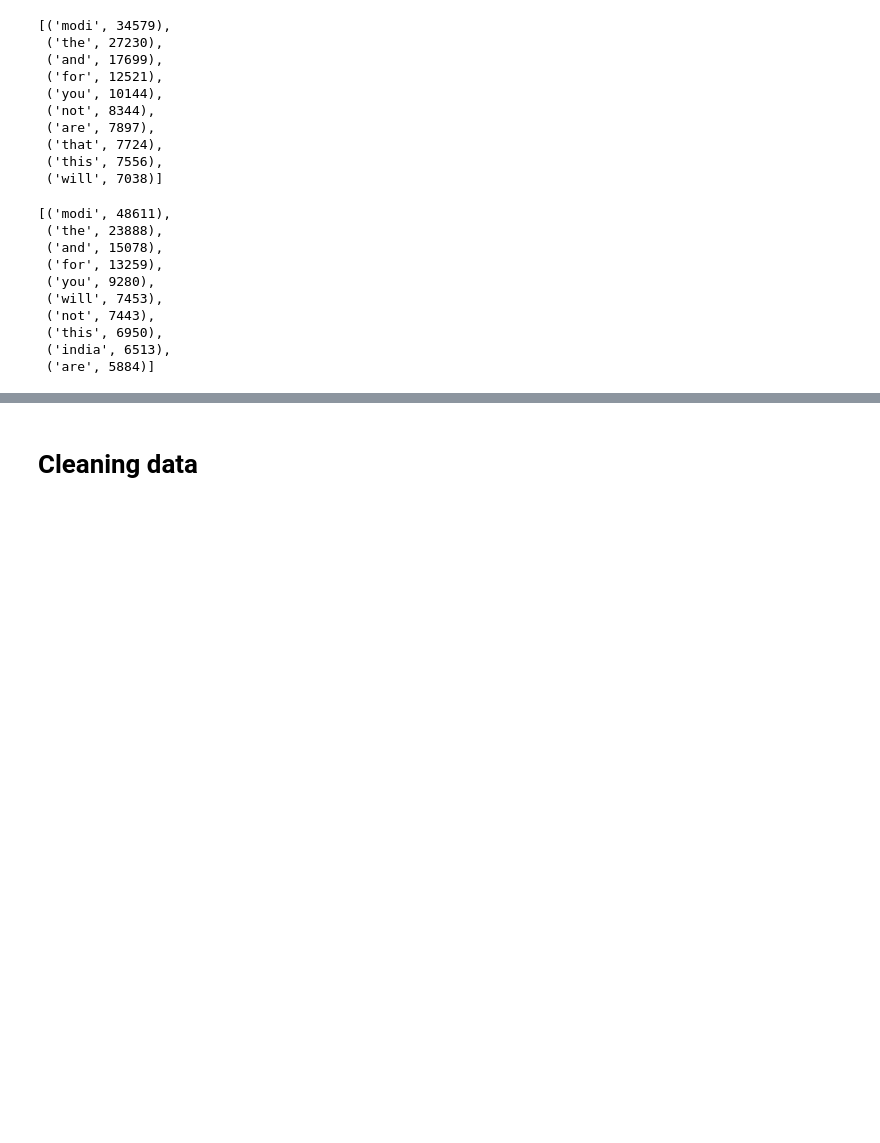
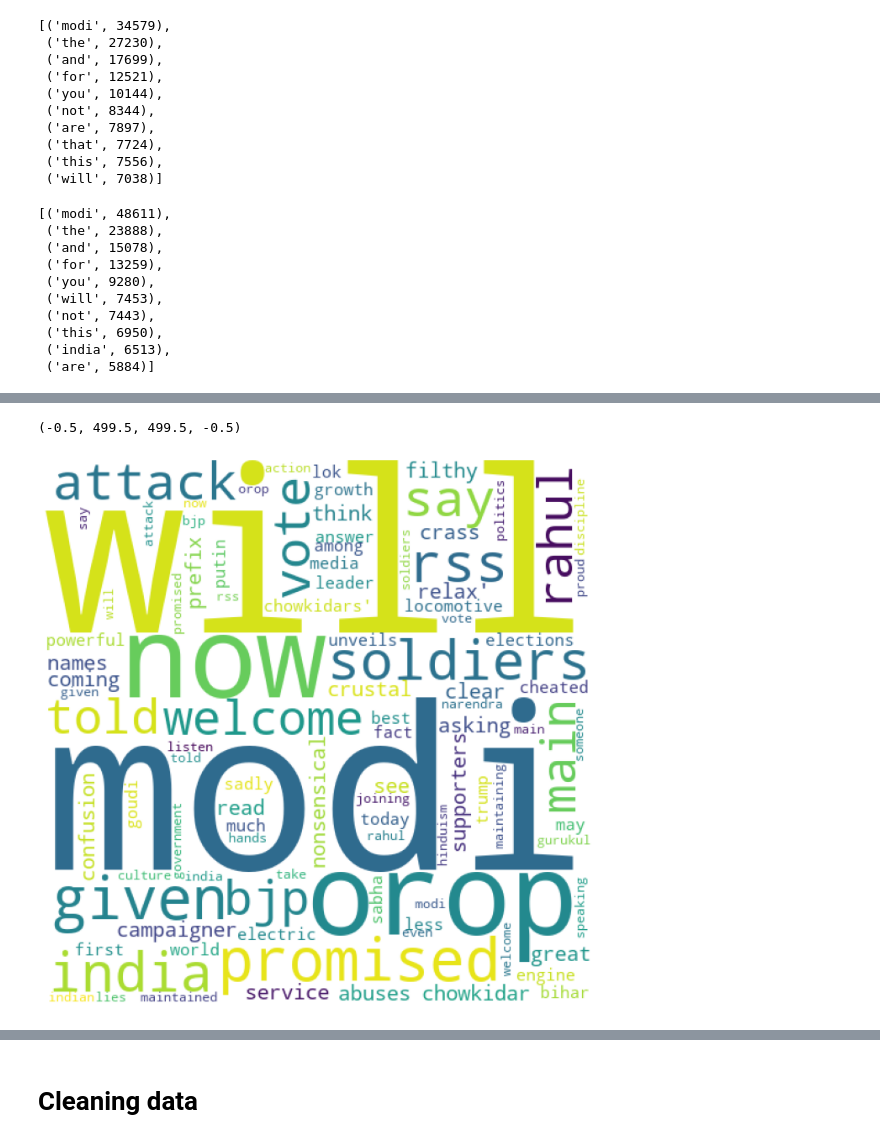
Before and after one commit to ngannk92/tweet_sentiment, a Jupyter notebook: Twitter-sentiment-data.ipynb, the cells around one changed output, grey strips where cells are left out. Saved outputs shown, nothing was run; the diff lists cells and outputs as text; code cells hidden in the pictures; blank space fills up the shorter version.

```diff
--- a/Twitter-sentiment-data.ipynb
+++ b/Twitter-sentiment-data.ipynb
@@ -163,0 +185,8 @@ top10_neutral
+# %%
+positive_wc = wc.generate(str(positive_df['clean_text'].values))
+plt.figure(figsize = (12, 12))
+plt.imshow(positive_wc)
+plt.axis('off')
+# %% [output]
+(-0.5, 499.5, 499.5, -0.5)
+[figure, added]
```
Also changed, not shown: parts of 18 cells of this notebook.
